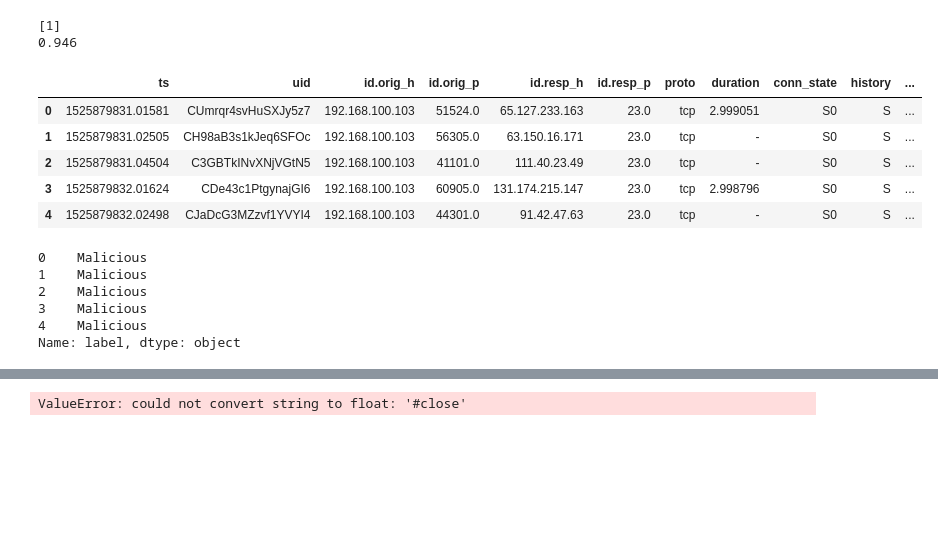
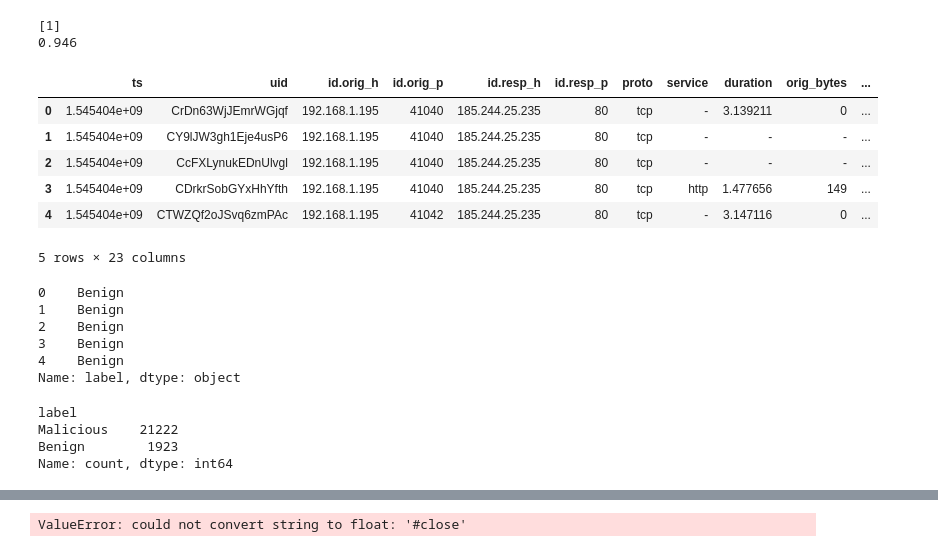
Before and after one commit to abhay-rag/ECE5565-network-traffic-classification, a Jupyter notebook: model.ipynb, the cells around one changed output, grey strips where cells are left out. Drawn from its saved outputs; the diff is of its cells as text; code cells hidden in the pictures; blank space fills up the shorter version.

```diff
--- a/model.ipynb
+++ b/model.ipynb
@@ -23,26 +25,34 @@ print(clf.score(X,y))
 # %%
 import pandas as pd
 
-df = pd.read_excel("possible_dataset_example.xlsx")
+df = pd.read_csv("conn.csv")
 
 df.head()
 # %% [output]
-|  | ts | uid | id.orig_h | id.orig_p | id.resp_h | id.resp_p | proto | duration | conn_state | history | ... |
-| 0 | 1525879831.01581 | CUmrqr4svHuSXJy5z7 | 192.168.100.103 | 51524.0 | 65.127.233.163 | 23.0 | tcp | 2.999051 | S0 | S | ... |
-| 1 | 1525879831.02505 | CH98aB3s1kJeq6SFOc | 192.168.100.103 | 56305.0 | 63.150.16.171 | 23.0 | tcp | - | S0 | S | ... |
-| 2 | 1525879831.04504 | C3GBTkINvXNjVGtN5 | 192.168.100.103 | 41101.0 | 111.40.23.49 | 23.0 | tcp | - | S0 | S | ... |
-| 3 | 1525879832.01624 | CDe43c1PtgynajGI6 | 192.168.100.103 | 60905.0 | 131.174.215.147 | 23.0 | tcp | 2.998796 | S0 | S | ... |
-| 4 | 1525879832.02498 | CJaDcG3MZzvf1YVYI4 | 192.168.100.103 | 44301.0 | 91.42.47.63 | 23.0 | tcp | - | S0 | S | ... |
+|  | ts | uid | id.orig_h | id.orig_p | id.resp_h | id.resp_p | proto | service | duration | orig_bytes | ... |
+| 0 | 1.545404e+09 | CrDn63WjJEmrWGjqf | 192.168.1.195 | 41040 | 185.244.25.235 | 80 | tcp | - | 3.139211 | 0 | ... |
+| 1 | 1.545404e+09 | CY9lJW3gh1Eje4usP6 | 192.168.1.195 | 41040 | 185.244.25.235 | 80 | tcp | - | - | - | ... |
+| 2 | 1.545404e+09 | CcFXLynukEDnUlvgl | 192.168.1.195 | 41040 | 185.244.25.235 | 80 | tcp | - | - | - | ... |
+| 3 | 1.545404e+09 | CDrkrSobGYxHhYfth | 192.168.1.195 | 41040 | 185.244.25.235 | 80 | tcp | http | 1.477656 | 149 | ... |
+| 4 | 1.545404e+09 | CTWZQf2oJSvq6zmPAc | 192.168.1.195 | 41042 | 185.244.25.235 | 80 | tcp | - | 3.147116 | 0 | ... |
+5 rows × 23 columns
 # %%
 labels = df['label']
 labels.head()
 # %% [output]
-0    Malicious
-1    Malicious
-2    Malicious
-3    Malicious
-4    Malicious
+0    Benign
+1    Benign
+2    Benign
+3    Benign
+4    Benign
 Name: label, dtype: object
+# %%
+df.value_counts("label")
+# %% [output]
+label
+Malicious    21222
+Benign        1923
+Name: count, dtype: int64
 # %%
 df.head()
 # %% [output]
```
Also changed, not shown: parts of 13 cells of this notebook, 1 other file.
